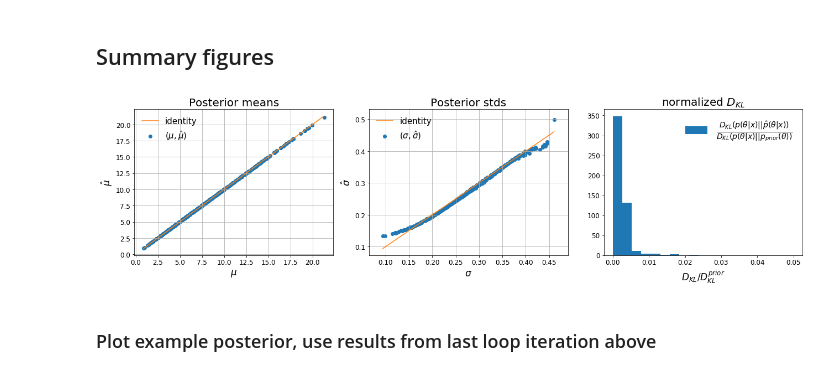
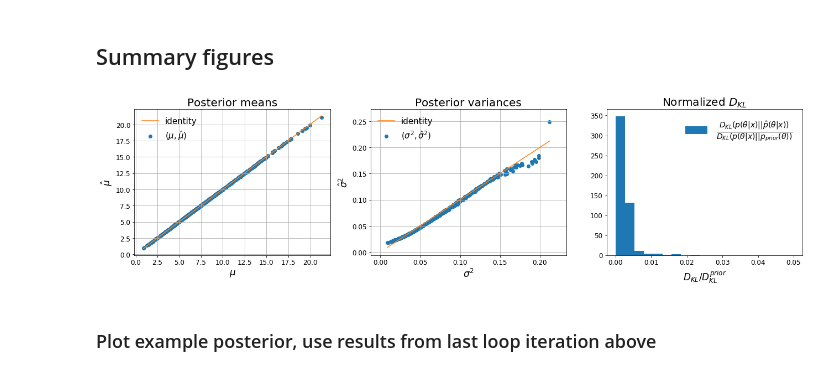
Before and after one commit to janfb/mcabc, a Jupyter notebook: notebooks/ModelComparison_ToyExample_PosteriorChecksPoisson.ipynb, the cells around one changed output. Saved outputs shown, nothing was run; the diff lists cells and outputs as text; code cells hidden in the pictures.

```diff
--- a/notebooks/ModelComparison_ToyExample_PosteriorChecksPoisson.ipynb
+++ b/notebooks/ModelComparison_ToyExample_PosteriorChecksPoisson.ipynb
@@ -233,12 +233,12 @@ with tqdm.tqdm(total=ntest) as pbar:
 
         # get the mean
         mus_hat[ii] = post_hat_or.mean
-        stds_hat[ii] = post_hat_or.std
+        stds_hat[ii] = post_hat_or.std ** 2
 
         # get the mean of the exact posterior
         post_exact = poisson_model.get_exact_posterior(xo_i, k1, theta1)
         mus_exact[ii] = post_exact.mean()
-        stds_exact[ii] = post_exact.std()
+        stds_exact[ii] = post_exact.std() ** 2
         # DKL ratio
         dkl_baseline = calculate_gamma_dkl(post_exact.kwds['a'], post_exact.kwds['scale'],
                                           prior_lambda.kwds['a'], prior_lambda.kwds['scale'])
@@ -257,33 +257,33 @@ with tqdm.tqdm(total=ntest) as pbar:
 # %%
 fig1, axes = plt.subplots(1, 3, figsize=(18, 5))
 axes[0].scatter(x=mus_exact, y=mus_hat, label=r'$(\mu, \hat{\mu})$')
 axes[0].set_title('Posterior means')
 axes[0].set_xlabel(r'$\mu$')
 axes[0].set_ylabel(r'$\hat{\mu}$')
 line = np.linspace(mus_exact.min(), mus_exact.max(), 100)
 axes[0].plot(line, line, 'C1', label='identity')
 axes[0].legend()
 axes[0].grid()
 
-axes[1].scatter(x=stds_exact, y=stds_hat, label=r'$(\sigma, \hat{\sigma})$')
-axes[1].set_title('Posterior stds')
-axes[1].set_xlabel(r'$\sigma$')
-axes[1].set_ylabel(r'$\hat{\sigma}$')
+axes[1].scatter(x=stds_exact, y=stds_hat, label=r'$(\sigma^2, \hat{\sigma}^2)$')
+axes[1].set_title('Posterior variances')
+axes[1].set_xlabel(r'$\sigma^2$')
+axes[1].set_ylabel(r'$\hat{\sigma}^2$')
 line = np.linspace(stds_exact.min(), stds_exact.max(), 100)
 # line = np.linspace(np.vstack((stds_exact, stds_hat)).min(), np.vstack((stds_exact, stds_hat)).max(), 100)
 axes[1].plot(line, line, 'C1', label='identity')
 axes[1].legend()
 
 axes[2].hist(dkl_ratios, bins=np.linspace(0, 0.05, 20),
             label=r'$\frac{D_{KL}(p(\theta | x)||\hat{p}(\theta | x))}{ D_{KL}(p(\theta | x)||p_{prior}(\theta))}$');
-axes[2].set_title(r'normalized $D_{KL}$')
+axes[2].set_title(r'Normalized $D_{KL}$')
 axes[2].set_xlabel(r'$D_{KL} / D_{KL}^{prior}$')
 axes[2].legend(fontsize=20)
 axes[1].grid()
 
 plt.tight_layout()
 # %% [output]
-[figure, old version]
+[figure, new version]
 # %%
 figure_folder = '../figures'
 fn = time_stamp + 'posterior_checks_scatter_k2_{}N{}M{}.png'.format(int(k2), n_samples, sample_size)
```
Also changed, not shown: 2 other files.
